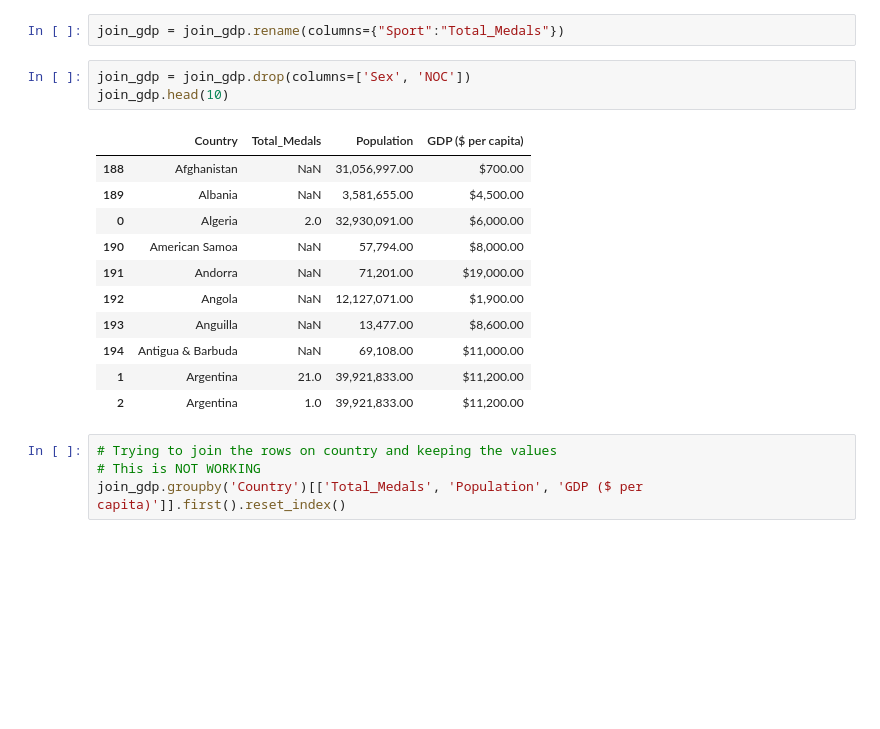
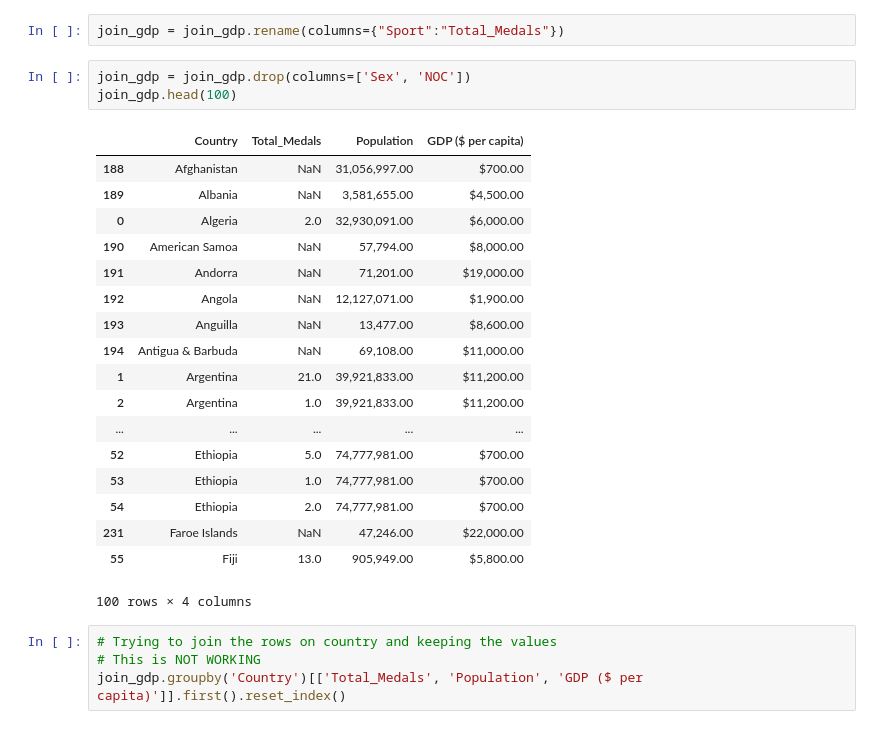
Before and after one commit to alpeshpatelgwu/etl_congressional, a Jupyter notebook: Olympics ETL - CLEAN.ipynb, the cells around one changed output. Saved outputs shown, nothing was run; the diff lists cells and outputs as text; blank space fills up the shorter version.

```diff
--- a/Olympics ETL - CLEAN.ipynb
+++ b/Olympics ETL - CLEAN.ipynb
@@ -241,19 +244,26 @@ join_gdp.head()
 join_gdp = join_gdp.rename(columns={"Sport":"Total_Medals"})
 # %%
 join_gdp = join_gdp.drop(columns=['Sex', 'NOC'])
-join_gdp.head(10)
+join_gdp.head(100)
 # %% [output]
 |  | Country | Total_Medals | Population | GDP ($ per capita) |
 | 188 | Afghanistan | NaN | 31,056,997.00 | $700.00 |
 | 189 | Albania | NaN | 3,581,655.00 | $4,500.00 |
 | 0 | Algeria | 2.0 | 32,930,091.00 | $6,000.00 |
 | 190 | American Samoa | NaN | 57,794.00 | $8,000.00 |
 | 191 | Andorra | NaN | 71,201.00 | $19,000.00 |
 | 192 | Angola | NaN | 12,127,071.00 | $1,900.00 |
 | 193 | Anguilla | NaN | 13,477.00 | $8,600.00 |
 | 194 | Antigua & Barbuda | NaN | 69,108.00 | $11,000.00 |
 | 1 | Argentina | 21.0 | 39,921,833.00 | $11,200.00 |
 | 2 | Argentina | 1.0 | 39,921,833.00 | $11,200.00 |
+| ... | ... | ... | ... | ... |
+| 52 | Ethiopia | 5.0 | 74,777,981.00 | $700.00 |
+| 53 | Ethiopia | 1.0 | 74,777,981.00 | $700.00 |
+| 54 | Ethiopia | 2.0 | 74,777,981.00 | $700.00 |
+| 231 | Faroe Islands | NaN | 47,246.00 | $22,000.00 |
+| 55 | Fiji | 13.0 | 905,949.00 | $5,800.00 |
+100 rows × 4 columns
 # %%
 # Trying to join the rows on country and keeping the values
 # This is NOT WORKING
```
Also changed, not shown: parts of 3 cells of this notebook, 5 other files.
